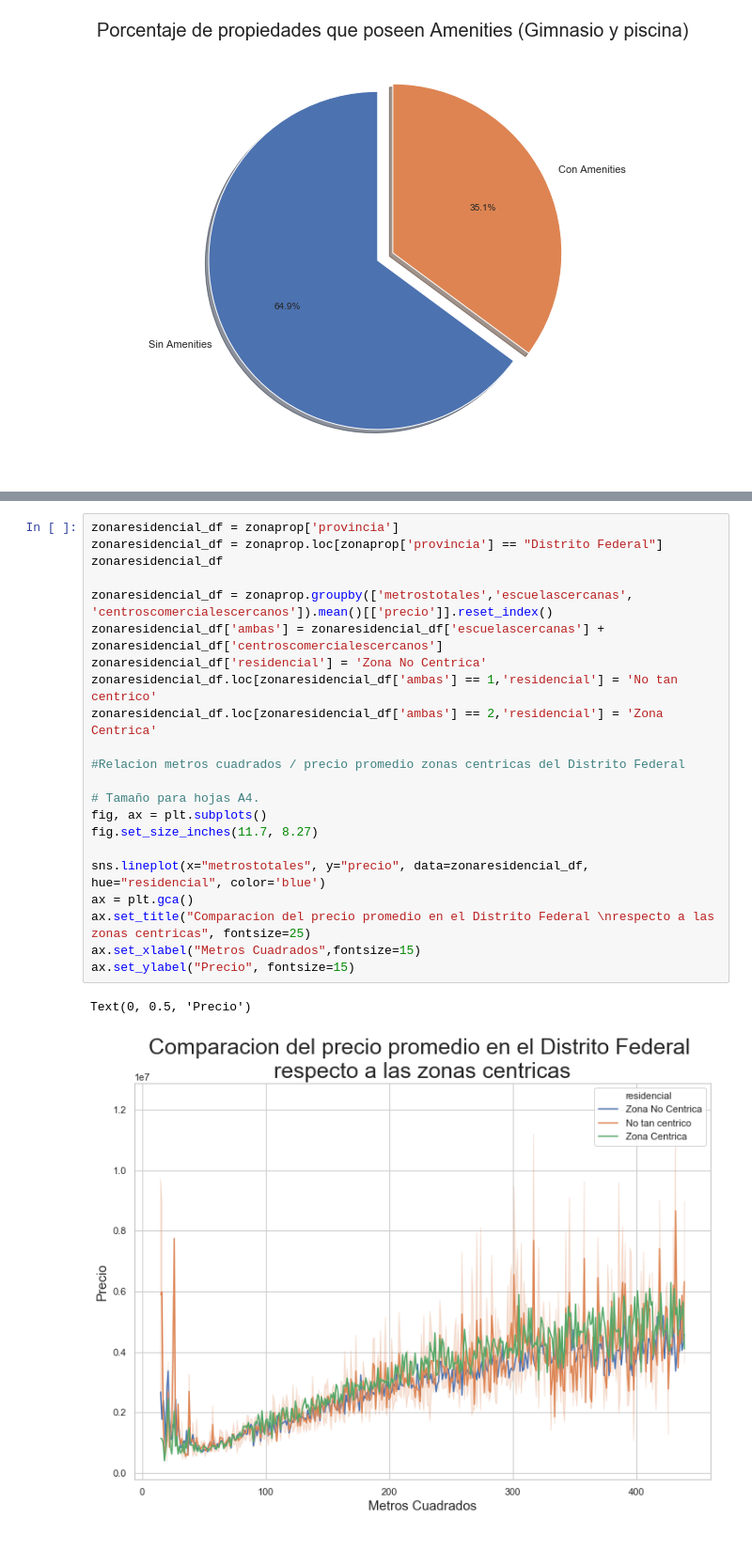
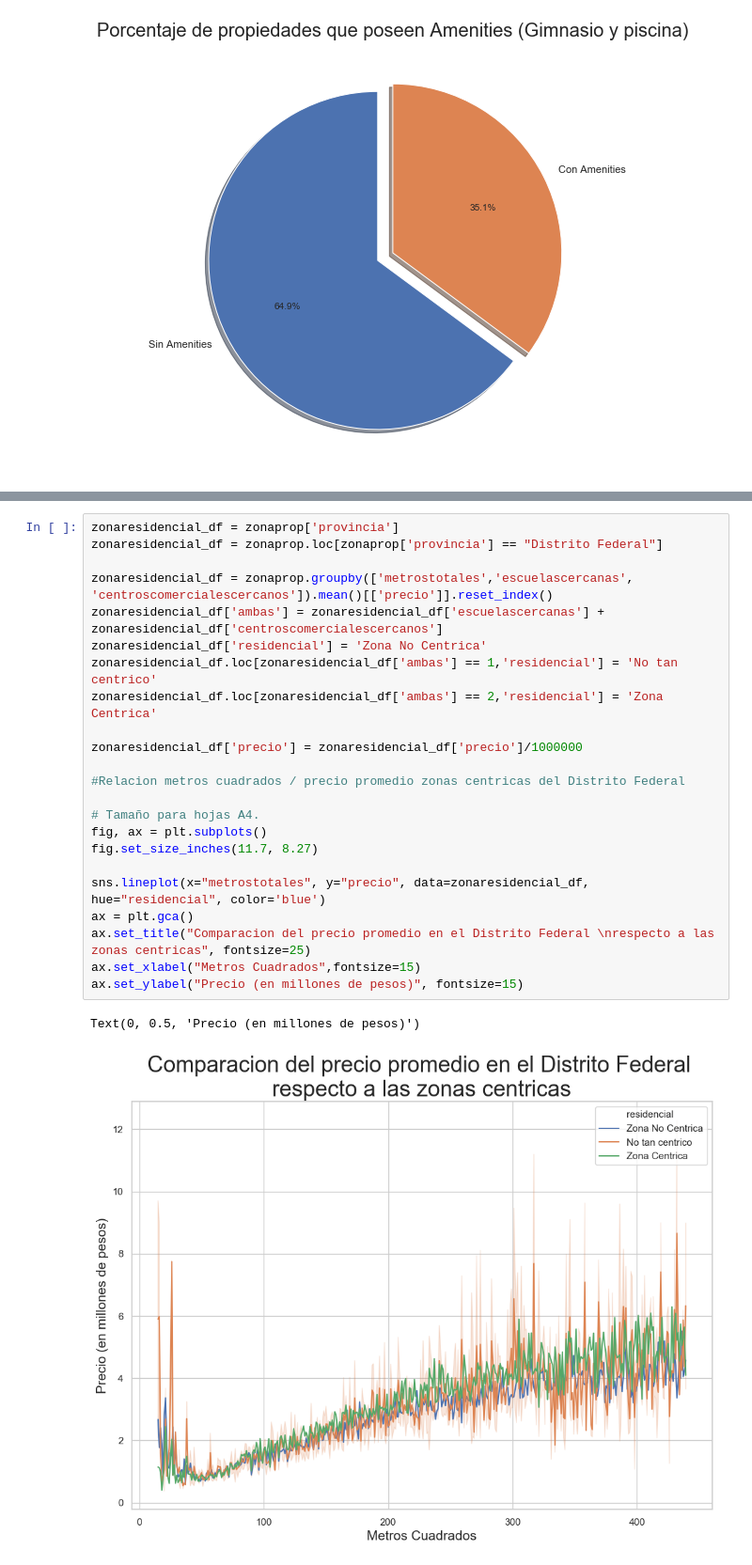
Before and after one commit to patopizzini/Organizacion_Datos_2C2019, a Jupyter notebook: TP1/TP1 Pato.ipynb, the cells around one changed output, grey strips where cells are left out. Shown at 94% size. Cells and saved outputs as stored; diff of their text form.

```diff
--- a/TP1/TP1 Pato.ipynb
+++ b/TP1/TP1 Pato.ipynb
@@ -324,25 +331,26 @@ Text(0, 0.5, 'Precio')
 # %%
 zonaresidencial_df = zonaprop['provincia']
 zonaresidencial_df = zonaprop.loc[zonaprop['provincia'] == "Distrito Federal"]
-zonaresidencial_df
 
 zonaresidencial_df = zonaprop.groupby(['metrostotales','escuelascercanas', 'centroscomercialescercanos']).mean()[['precio']].reset_index()
 zonaresidencial_df['ambas'] = zonaresidencial_df['escuelascercanas'] + zonaresidencial_df['centroscomercialescercanos']
 zonaresidencial_df['residencial'] = 'Zona No Centrica'
 zonaresidencial_df.loc[zonaresidencial_df['ambas'] == 1,'residencial'] = 'No tan centrico'
 zonaresidencial_df.loc[zonaresidencial_df['ambas'] == 2,'residencial'] = 'Zona Centrica'
+
+zonaresidencial_df['precio'] = zonaresidencial_df['precio']/1000000
 
 #Relacion metros cuadrados / precio promedio zonas centricas del Distrito Federal
 
 # Tamaño para hojas A4.
 fig, ax = plt.subplots()
 fig.set_size_inches(11.7, 8.27)
 
 sns.lineplot(x="metrostotales", y="precio", data=zonaresidencial_df, hue="residencial", color='blue')
 ax = plt.gca()
 ax.set_title("Comparacion del precio promedio en el Distrito Federal \nrespecto a las zonas centricas", fontsize=25)
 ax.set_xlabel("Metros Cuadrados",fontsize=15)
-ax.set_ylabel("Precio", fontsize=15)
+ax.set_ylabel("Precio (en millones de pesos)", fontsize=15)
 # %% [output]
-Text(0, 0.5, 'Precio')
+Text(0, 0.5, 'Precio (en millones de pesos)')
-[figure, old version]
+[figure, new version]
```
Also changed, not shown: parts of 4 cells of this notebook.
